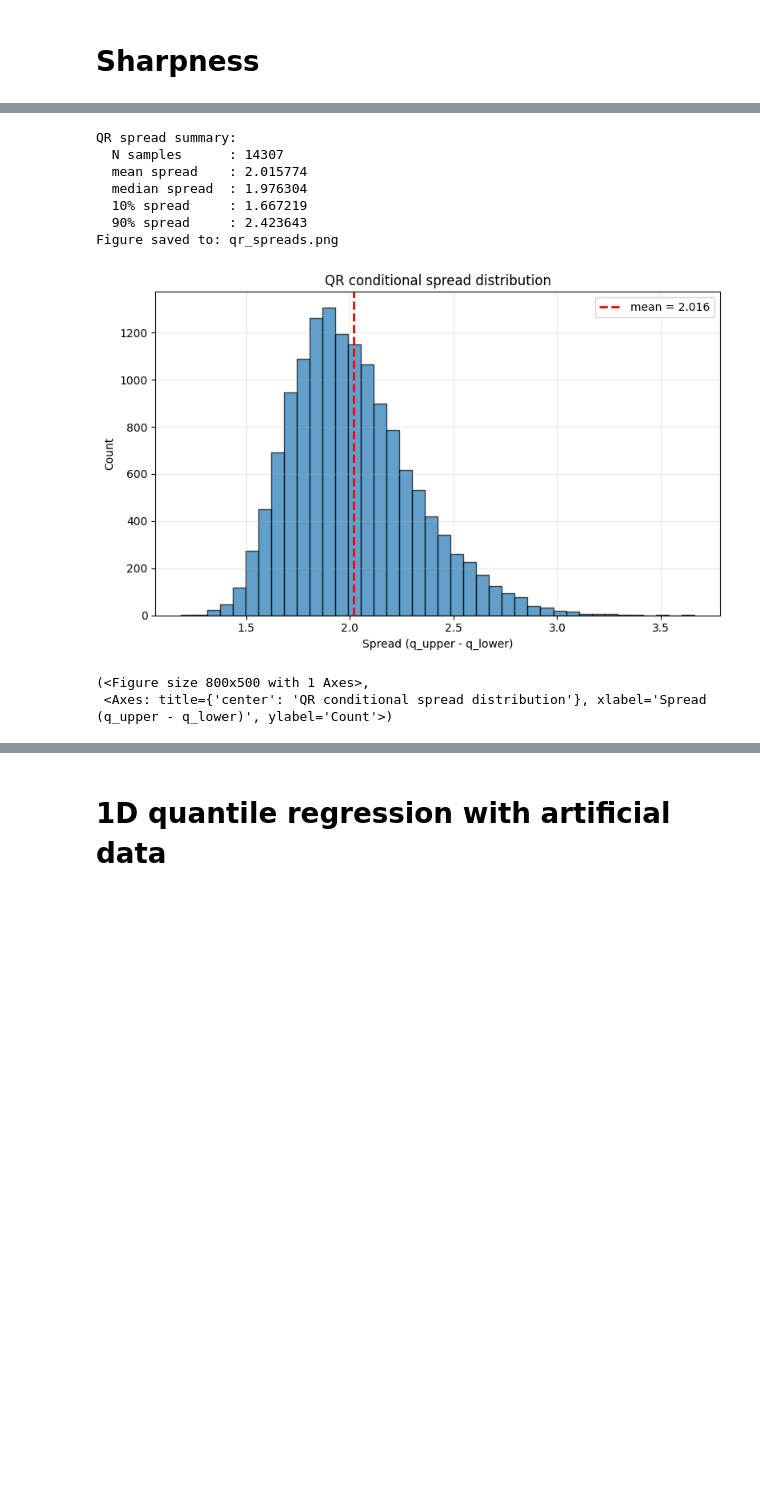
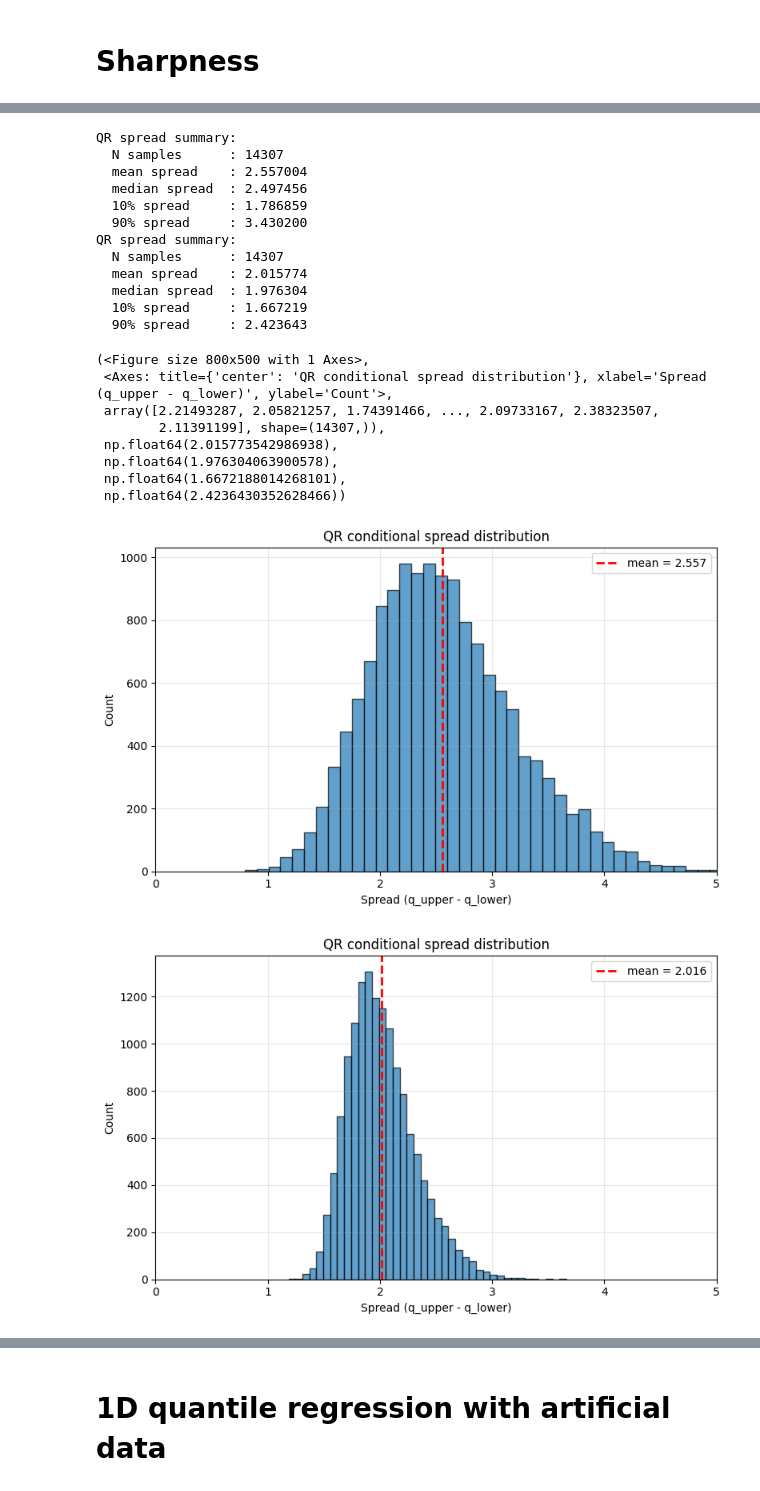
Before and after one commit to Motte12/dpa_for_llaae, a Jupyter notebook: data_exploration/baseline_model_quantile_regression.ipynb, the cells around one changed output, grey strips where cells are left out. Cells and saved outputs as stored; diff of their text form; code cells hidden in the pictures; blank space fills up the shorter version.

Commit message:
quantile regression and its evaluation

```diff
--- a/data_exploration/baseline_model_quantile_regression.ipynb
+++ b/data_exploration/baseline_model_quantile_regression.ipynb
@@ -255,7 +396,7 @@ model = model.to(device)
 # %%
 # ---- Prepare test data ----
 # load my data
-settings_file_path = "../joint_training/v2_dpa_train_settings.json"
+settings_file_path = "../joint_training/v3_dpa_train_settings.json"
 
 with open(settings_file_path, 'r') as file:
         settings = json.load(file)
@@ -508,5 +608,7 @@ def plot_calibration_curve(y_true, q_preds, quantiles, ax=None):
     return ax
 
 ax = plot_calibration_curve(y_test_np, quantile_predictions, quantiles)
+ax = plot_calibration_curve(y_test_np, quantile_predictions_dpa, quantiles)
+
 plt.show()
 # %% [output]
@@ -581,7 +684,15 @@ def plot_pit_histogram(u, bins=20, ax=None):
 
     return ax
 
+# quantile regression
 u = compute_pit_from_quantiles(y_test_np, quantile_predictions, quantiles)
 ax = plot_pit_histogram(u, bins=20)
+plt.ylim(0,5)
 plt.show()
+
+# DPA
+u = compute_pit_from_quantiles(y_test_np, quantile_predictions_dpa, quantiles)
+ax = plot_pit_histogram(u, bins=20)
+plt.ylim(0,5)
+plt.show()
 # %% [output]
@@ -833,10 +947,23 @@ def sharpness_ensemble(ens_samples, lower=0.1, upper=0.9):
 
     return spreads, summary
 # %%
+
+###########################
+### Quantile Regression ###
+###########################
 qr_spreads, qr_spread_summary = sharpness_qr(
     quantile_predictions, quantiles, lower=0.1, upper=0.9
 )
 print("QR sharpness summary:", qr_spread_summary)
+
+###########
+### DPA ###
+###########
+qr_spreads_dpa, qr_spread_summary_dpa = sharpness_qr(
+    quantile_predictions_dpa, quantiles, lower=0.1, upper=0.9
+)
+print("QR sharpness summary:", qr_spread_summary)
+print("DPA QR sharpness summary:", qr_spread_summary_dpa)
 
 
 # sharpness for ensemble model
@@ -855,6 +984,7 @@ quantile regression model (e.g. qr_spreads from sharpness_qr).
 """
 def plot_qr_spreads(
     qr_spreads,
+    ax=None,
     bins: int = 40,
     title: str = "QR conditional spread distribution",
     xlabel: str = "Spread (q_upper - q_lower)",
@@ -898,40 +1028,58 @@ def plot_qr_spreads(
     print(f"  90% spread     : {q90:.6f}")
 
     # --- histogram plot ---
-    fig, ax = plt.subplots(figsize=figsize)
+
+    fig=None
+    if ax is None:
+        fig, ax_pre = plt.subplots(figsize=figsize)
+        ax = ax_pre
 
     ax.hist(spreads, bins=bins, alpha=0.7, edgecolor="black")
     ax.axvline(mean_spread, color="red", linestyle="--", linewidth=2,
                label=f"mean = {mean_spread:.3f}")
 
     ax.set_title(title)
     ax.set_xlabel(xlabel)
     ax.set_ylabel("Count")
     ax.grid(True, alpha=0.3)
     ax.legend()
+    ax.set_xlim(0,5)
 
     plt.tight_layout()
 
     if save_path is not None:
         fig.savefig(save_path, dpi=150)
         print(f"Figure saved to: {save_path}")
 
-    if show:
-        plt.show()
+    #if show:
+        #plt.show()
 
-    return fig, ax
+    return fig, ax, spreads, mean_spread, median_spread, q10, q90
 
 
-plot_qr_spreads(qr_spreads, bins=40, save_path="qr_spreads.png")
+_, _, spreads, mean_spread, median_spread, q10, q90 = plot_qr_spreads(qr_spreads, bins=40)
+plot_qr_spreads(qr_spreads_dpa, bins=40)
 # --> shows the longer tail on the right
 # %% [output]
+QR spread summary:
+  N samples      : 14307
+  mean spread    : 2.557004
+  median spread  : 2.497456
+  10% spread     : 1.786859
+  90% spread     : 3.430200
 QR spread summary:
   N samples      : 14307
   mean spread    : 2.015774
   median spread  : 1.976304
   10% spread     : 1.667219
   90% spread     : 2.423643
-Figure saved to: qr_spreads.png
+(<Figure size 800x500 with 1 Axes>,
+ <Axes: title={'center': 'QR conditional spread distribution'}, xlabel='Spread (q_upper - q_lower)', ylabel='Count'>,
+ array([2.21493287, 2.05821257, 1.74391466, ..., 2.09733167, 2.38323507,
+        2.11391199], shape=(14307,)),
+ np.float64(2.015773542986938),
+ np.float64(1.976304063900578),
+ np.float64(1.6672188014268101),
+ np.float64(2.4236430352628466))
-[figure, old version]
+[figure, new version]
-(<Figure size 800x500 with 1 Axes>,
- <Axes: title={'center': 'QR conditional spread distribution'}, xlabel='Spread (q_upper - q_lower)', ylabel='Count'>)
+[figure, added]
```
Also changed, not shown: parts of 25 cells of this notebook, 3 other files.
